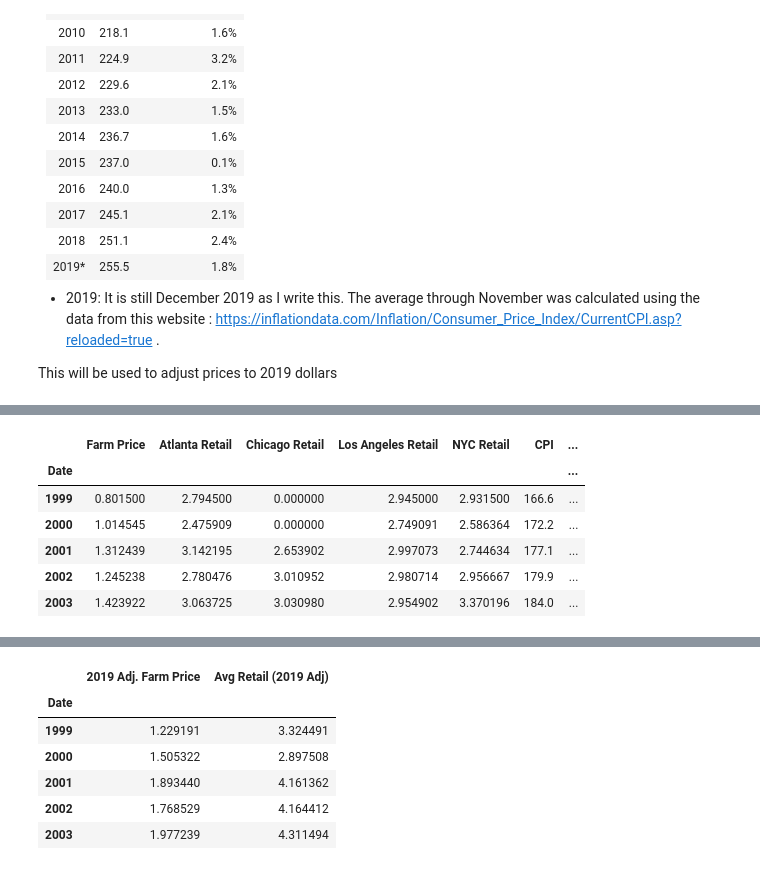
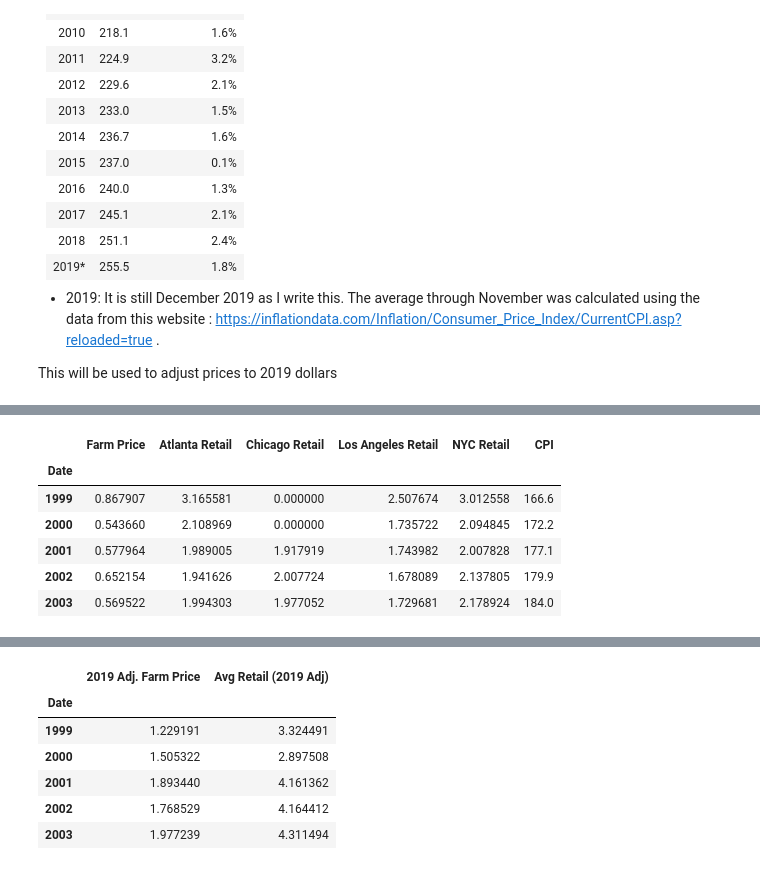
Before and after one commit to tim-christy/agriculture-price-analysis, a Jupyter notebook: notebooks/01_exploration/EDA_LB.ipynb, the cells around one changed output, grey strips where cells are left out. Saved outputs shown, nothing was run; the diff lists cells and outputs as text; code cells hidden in the pictures.

```diff
--- a/notebooks/01_exploration/EDA_LB.ipynb
+++ b/notebooks/01_exploration/EDA_LB.ipynb
@@ -159,0 +156,5 @@ strawberry_yearly_mean_df
+# %%
+produce_list = list(produce_dict.keys())
+# %%
+for item in produce_list:
+    produce_yearly_mean_dict[item].index = produce_yearly_mean_dict[item].index.year
@@ -160,2 +163,2 @@ strawberry_yearly_mean_df
 # %%
-strawberry_yearly_mean_df['CPI'] = [166.6, 172.2, 177.1, 179.9, 184.0, 188.9, 195.3, 201.6, 207.3, 215.3, 214.5, 218.1, 224.9, 229.6, 233.0, 236.7, 237.0, 240.0, 245.1, 251.1, 255.5]
+cpi = [166.6, 172.2, 177.1, 179.9, 184.0, 188.9, 195.3, 201.6, 207.3, 215.3, 214.5, 218.1, 224.9, 229.6, 233.0, 236.7, 237.0, 240.0, 245.1, 251.1, 255.5]
@@ -176,10 +164,0 @@ strawberry_yearly_mean_df['2019 Adj. Farm Price'] = farm_price_adj
-# %%
-strawberry_yearly_mean_df.head()
-# %% [output]
-|  | Farm Price | Atlanta Retail | Chicago Retail | Los Angeles Retail | NYC Retail | CPI | ... |
-| Date |  |  |  |  |  |  | ... |
-| 1999 | 0.801500 | 2.794500 | 0.000000 | 2.945000 | 2.931500 | 166.6 | ... |
-| 2000 | 1.014545 | 2.475909 | 0.000000 | 2.749091 | 2.586364 | 172.2 | ... |
-| 2001 | 1.312439 | 3.142195 | 2.653902 | 2.997073 | 2.744634 | 177.1 | ... |
-| 2002 | 1.245238 | 2.780476 | 3.010952 | 2.980714 | 2.956667 | 179.9 | ... |
-| 2003 | 1.423922 | 3.063725 | 3.030980 | 2.954902 | 3.370196 | 184.0 | ... |
@@ -189,0 +168,10 @@ strawberry_yearly_mean_df['Avg Retail (2019 Adj)'] = avg_retail
+# %%
+produce_yearly_mean_dict['Oranges'].head()
+# %% [output]
+|  | Farm Price | Atlanta Retail | Chicago Retail | Los Angeles Retail | NYC Retail | CPI |
+| Date |  |  |  |  |  |  |
+| 1999 | 0.867907 | 3.165581 | 0.000000 | 2.507674 | 3.012558 | 166.6 |
+| 2000 | 0.543660 | 2.108969 | 0.000000 | 1.735722 | 2.094845 | 172.2 |
+| 2001 | 0.577964 | 1.989005 | 1.917919 | 1.743982 | 2.007828 | 177.1 |
+| 2002 | 0.652154 | 1.941626 | 2.007724 | 1.678089 | 2.137805 | 179.9 |
+| 2003 | 0.569522 | 1.994303 | 1.977052 | 1.729681 | 2.178924 | 184.0 |
```
Also changed, not shown: parts of 18 cells of this notebook, 1 other file.
